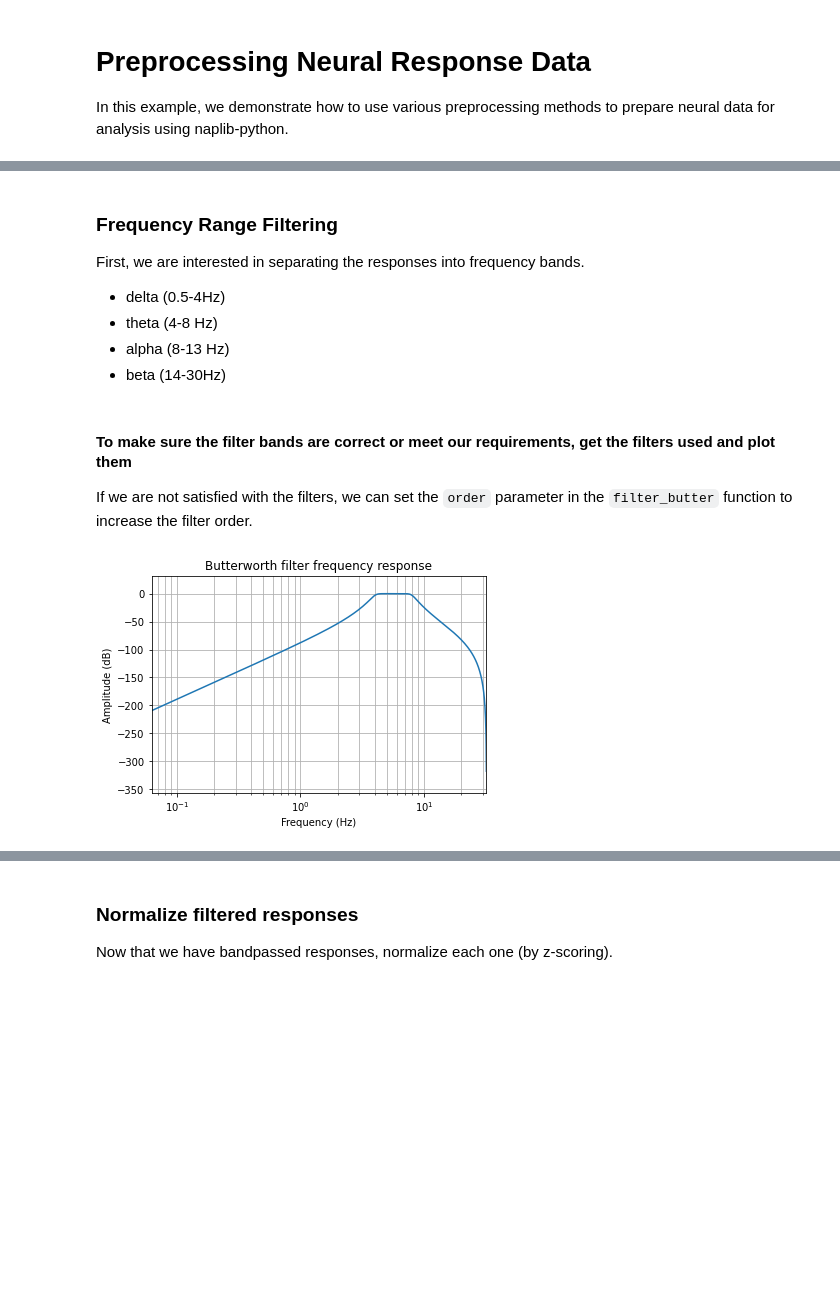
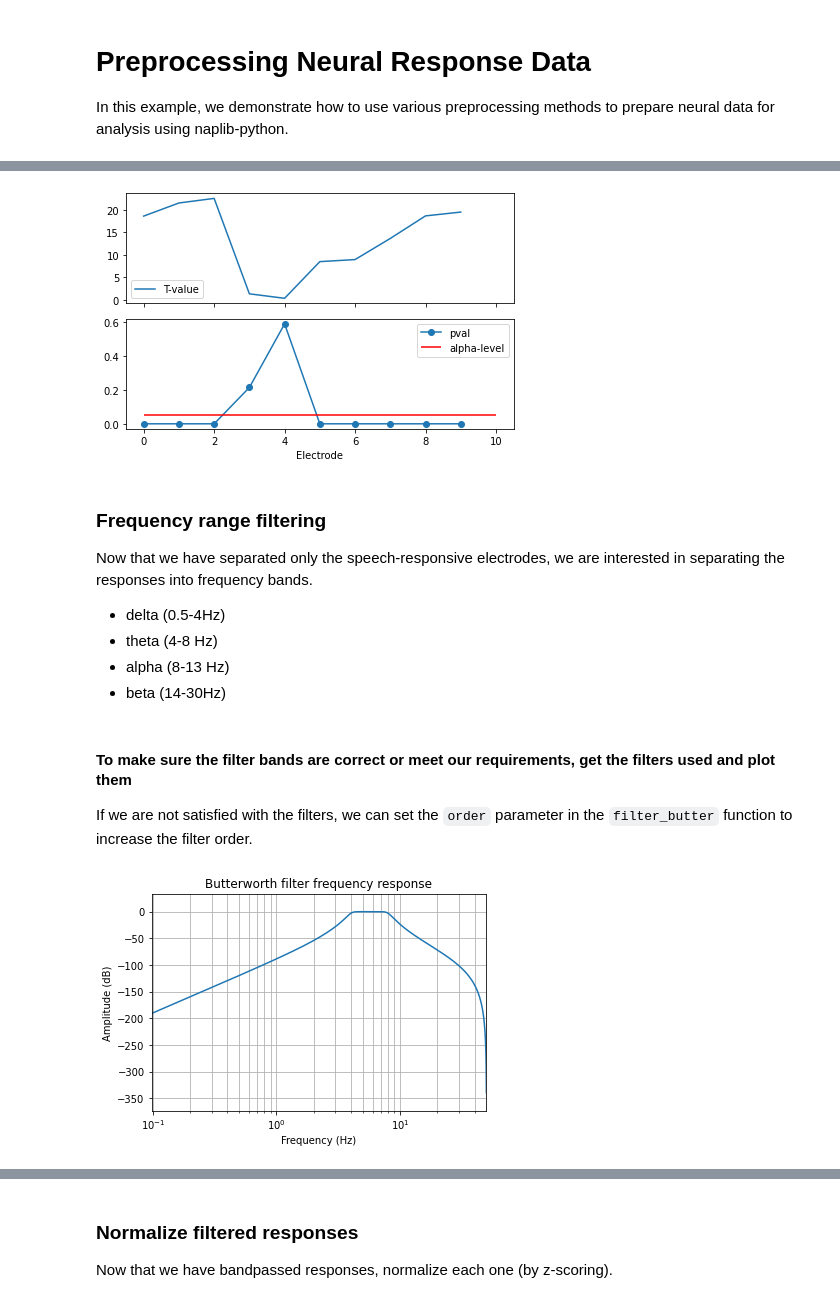
Before and after one commit to naplab/naplib-python, a Jupyter notebook: docs/examples/preprocessing_examples.ipynb, the cells around one changed output, grey strips where cells are left out. Cells and saved outputs as stored; diff of their text form; code cells hidden in the pictures; blank space fills up the shorter version.

```diff
--- a/docs/examples/preprocessing_examples.ipynb
+++ b/docs/examples/preprocessing_examples.ipynb
@@ -20,7 +68,22 @@ data.fields
+# %%
+# plot some of the statistics computed
+
+fig, axes = plt.subplots(2,1,sharex=True)
+axes[0].plot(np.abs(stats['stat']), label='T-value')
+axes[0].legend()
+
+axes[1].plot(np.abs(stats['pval']), 'o-', label='pval')
+axes[1].hlines(stats['alpha'], 0, 10, color='r', label='alpha-level')
+axes[1].legend()
+axes[1].set_xlabel('Electrode')
+plt.tight_layout()
+plt.show()
+# %% [output]
+[figure, added]
 # %% [markdown]
-### Frequency Range Filtering
+### Frequency range filtering
 
-First, we are interested in separating the responses into frequency bands.
+Now that we have separated only the speech-responsive electrodes, we are interested in separating the responses into frequency bands.
 * delta (0.5-4Hz)
 * theta (4-8 Hz)
 * alpha (8-13 Hz)
@@ -37,11 +100,11 @@ data['beta_resp'] = filter_butter(data, field='resp', Wn=[13, 30], order=5)
 
 If we are not satisfied with the filters, we can set the ``order`` parameter in the ``filter_butter`` function to increase the filter order.
 # %%
-theta_resp, filters = filter_butter(data, Wn=[4, 8], return_filters=True, order=5)
+theta_resp, filters = filter_butter(data_responsive, Wn=[4, 8], return_filters=True, order=5)
 
 # plot frequency response
 nl.visualization.freq_response(filters[0], fs=data[0]['dataf'])
 # %% [output]
-[figure, old version]
+[figure, new version]
 # %%
 # use a higher order to get steeper cutoff region
```
Also changed, not shown: parts of 13 cells of this notebook, 5 other files.
